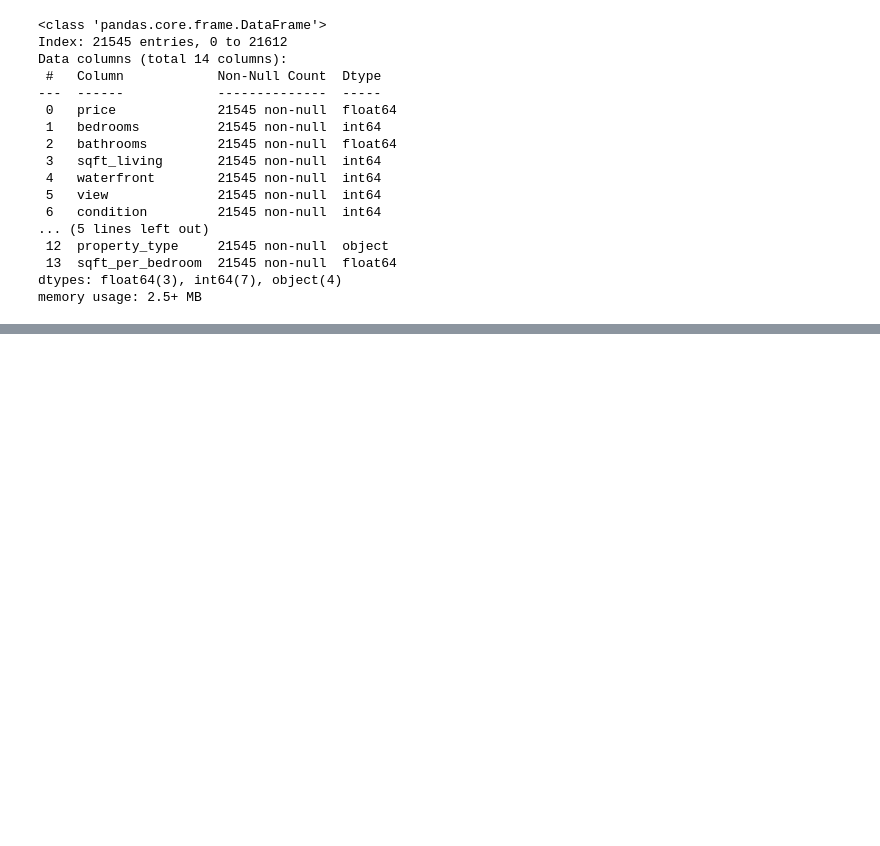
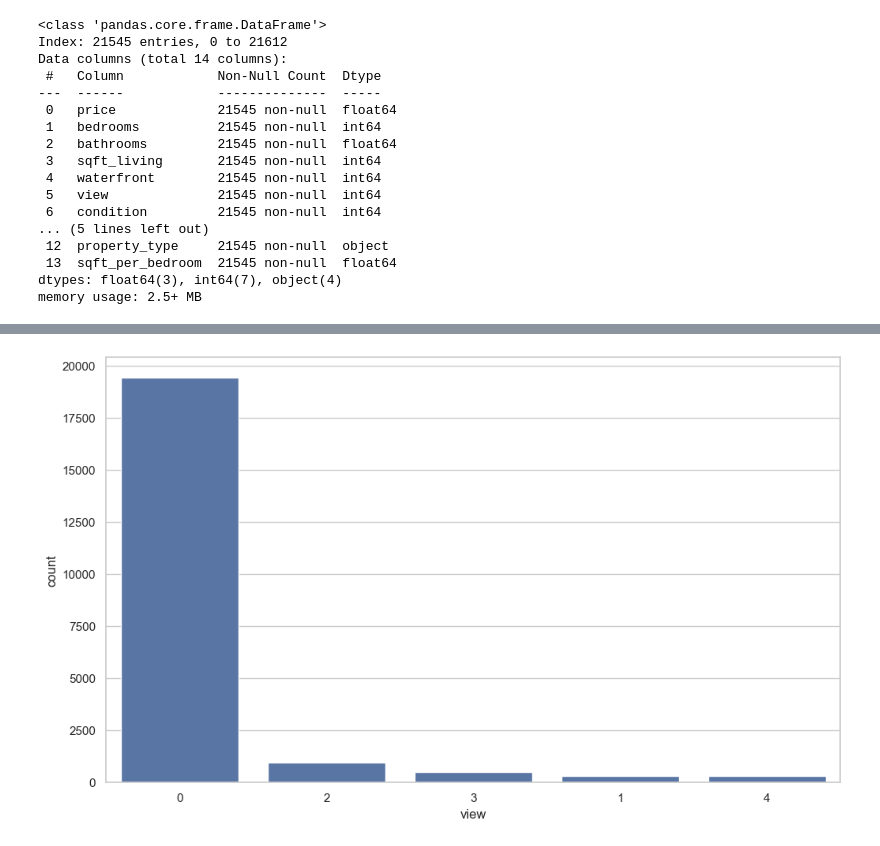
Before and after one commit to atharvadhumal03/HousingPrice-Prediction-MultipleRegression-Analysis, a Jupyter notebook: HousingPricePrediction_MLR.ipynb, the cells around one changed output, grey strips where cells are left out. Drawn from its saved outputs; the diff is of its cells as text; code cells hidden in the pictures; blank space fills up the shorter version.

```diff
--- a/HousingPricePrediction_MLR.ipynb
+++ b/HousingPricePrediction_MLR.ipynb
@@ -907,0 +733,6 @@ Index(['price', 'bedrooms', 'bathrooms', 'sqft_living', 'sqft_lot', 'floors',
+# %%
+plt.figure(figsize=(12,7))
+sns.countplot(x=df['view'], order=df['view'].value_counts().index)
+plt.show()
+# %% [output]
+[figure, added]
```
Also changed, not shown: parts of 25 cells of this notebook.
